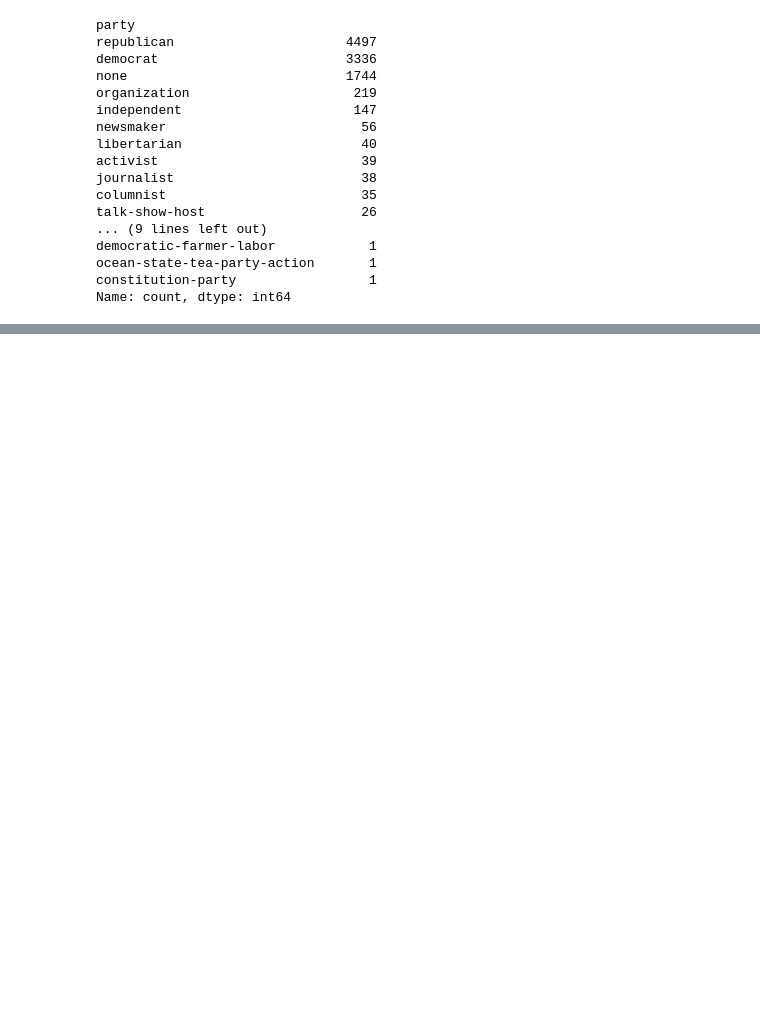
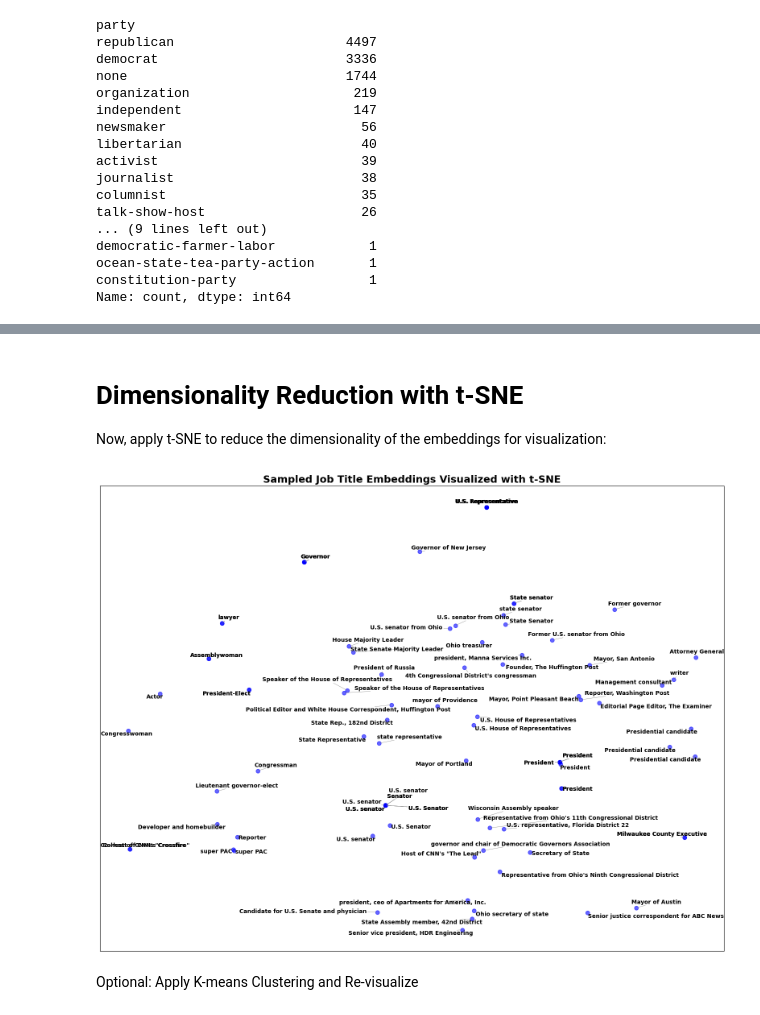
Before and after one commit to sigalgrabois/ADS_final_project, a Jupyter notebook: FeatureEngineering.ipynb, the cells around one changed output, grey strips where cells are left out. Drawn from its saved outputs; the diff is of its cells as text; code cells hidden in the pictures; blank space fills up the shorter version.

```diff
--- a/FeatureEngineering.ipynb
+++ b/FeatureEngineering.ipynb
@@ -334,0 +333,19 @@ display(train_data.head())
+# %%
+# Train a Word2Vec model on the processed job titles
+model = Word2Vec(sentences=train_data['processed_job_title'], vector_size=200, window=10, min_count=1, workers=4)
+
+# Function to average word vectors for a job title
+def get_average_word2vec(tokens, model, vector_size):
+    if len(tokens) < 1:
+        return np.zeros(vector_size)
+    vecs = [model.wv[token] for token in tokens if token in model.wv]
+    if len(vecs) == 0:
+        return np.zeros(vector_size)
+    return np.mean(vecs, axis=0)
+
+# Apply the function to the 'processed_job_title' column and save the embedding as a list
+vector_size = model.vector_size
+train_data['job_title_embedding'] = train_data['processed_job_title'].apply(lambda x: get_average_word2vec(x, model, vector_size).tolist())
+
+# Display the first few rows to verify the embeddings
+display(train_data[['job_title', 'job_title_embedding']].head())
@@ -334,0 +359,41 @@ display(train_data.head())
+# %% [markdown]
+# Dimensionality Reduction with t-SNE
+Now, apply t-SNE to reduce the dimensionality of the embeddings for visualization:
+# %%
+# Filter out rows with NaN job titles
+filtered_data = train_data.dropna(subset=['job_title'])
+
+# Extract the embeddings and job titles after filtering
+embeddings_filtered = np.array(filtered_data['job_title_embedding'].tolist())
+job_titles_filtered = filtered_data['job_title'].values
+
+# Apply t-SNE with fine-tuned parameters
+tsne = TSNE(n_components=2, perplexity=30, learning_rate=200, n_iter=1000, random_state=0)
+embeddings_2d_tsne_filtered = tsne.fit_transform(embeddings_filtered)
+
+# Sample a subset of the data for clearer visualization
+subset_size = 100  # Adjust the subset size as needed
+indices = np.random.choice(range(len(embeddings_2d_tsne_filtered)), size=subset_size, replace=False)
+
+# Create a scatter plot of the embeddings with increased figure size
+plt.figure(figsize=(20, 15))  # Increase figure size
+plt.scatter(embeddings_2d_tsne_filtered[indices, 0], embeddings_2d_tsne_filtered[indices, 1], c='blue', s=50, alpha=0.6)
+
+# Annotate the points with job titles for the subset
+texts = []
+for i in indices:
+    texts.append(plt.text(embeddings_2d_tsne_filtered[i, 0], embeddings_2d_tsne_filtered[i, 1], job_titles_filtered[i],
+                          fontsize=10, ha='center', fontweight='bold'))
+
+# Use adjustText to minimize overlap
+adjust_text(texts, arrowprops=dict(arrowstyle='-', color='gray', lw=0.5))
+
+# Set title and axis labels
+plt.title('Sampled Job Title Embeddings Visualized with t-SNE', fontsize=18, fontweight='bold')
+plt.xticks([])
+plt.yticks([])
+plt.show()
+# %% [output]
+[figure, added]
+# %% [markdown]
+Optional: Apply K-means Clustering and Re-visualize
```
Also changed, not shown: parts of 22 cells of this notebook, 1 other file.
